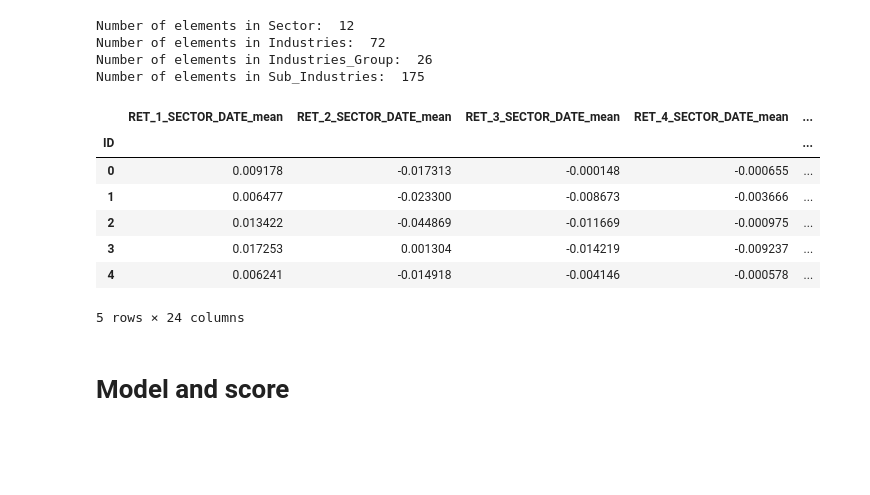
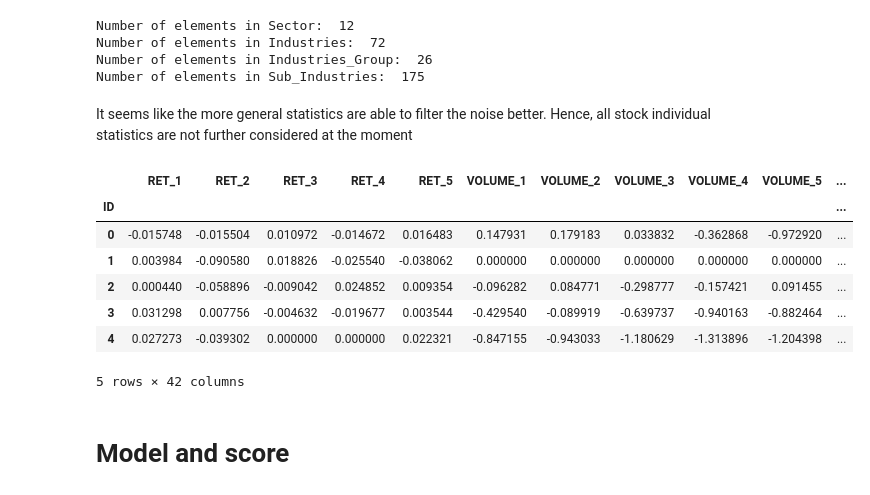
Before and after one commit to lbrilh/QRT-StockReturnPrediction, a Jupyter notebook: QRT.ipynb, the cells around one changed output. Drawn from its saved outputs; the diff is of its cells as text; code cells hidden in the pictures; blank space fills up the shorter version.

```diff
--- a/QRT.ipynb
+++ b/QRT.ipynb
@@ -28,7 +29,7 @@ Number of elements in Industries_Group:  26
 Number of elements in Sub_Industries:  175
 # %%
 for column in train:
-    train[column] = train[column].fillna(train[column].mean())
+    train[column] = train[column].fillna(0)
 # %%
 # Feature engineering
 new_features = []
@@ -53,6 +70,8 @@ for target_feature in target_features:
+# %% [markdown]
+It seems like the more general statistics are able to filter the noise better. Hence, all stock individual statistics are not further considered at the moment
 # %%
 weeks = 4
-statistics = ['mean', 'std']  # the type of stat
+statistics = ['mean', 'median', 'std']  # the type of stat
 gb_features_list = [['STOCK', 'DATE']]
 
 target_features = ['RET', 'VOLUME']
@@ -68,6 +87,12 @@ for target_feature in target_features:
                         data[name] = data[[f'{target_feature}_{week*5 + day}' for day in range(1,6)]].mean(axis=1)
                     elif stat == 'std':
                         data[name] = data[[f'{target_feature}_{week*5 + day}' for day in range(1,6)]].std(axis=1)
+                    elif stat == 'median':
+                        data[name] = data[[f'{target_feature}_{week*5 + day}' for day in range(1,6)]].median(axis=1)
+                    elif stat == 'min':
+                        data[name] = data[[f'{target_feature}_{week*5 + day}' for day in range(1,6)]].min(axis=1)
+                    elif stat == 'max':
+                        data[name] = data[[f'{target_feature}_{week*5 + day}' for day in range(1,6)]].max(axis=1)
 # %%
 shifts = [1,2,3,4]  # Choose some different shifts
 statistics = ['sum']  # the type of stat
@@ -79,28 +104,47 @@ for target_feature in target_features:
         tmp_name = '_'.join(gb_features)
         for shift in shifts:
             for stat in statistics:
-                name = f'{target_feature}_{shift}_/total_VOLUME_of_DATE'
+                name = f'{target_feature}_{shift}_/total_VOLUME_of_SECTOR_DATE'
                 feat = f'{target_feature}_{shift}'
                 new_features.append(name)
                 for data in [train, test]:
                     data[name] = data[feat]/data.groupby(gb_features)[feat].transform('sum')
+# %%
+###### didnt use that
+
+shifts = [1,2,3,4]  # Choose some different shifts
+statistics = ['sum']  # the type of stat
+#gb_features_list = [['SECTOR', 'DATE'], ['INDUSTRY_GROUP', 'DATE']]
+gb_features_list = [['SECTOR', 'DATE']]
+target_features = ['mean_RET_WEEK', 'median_RET_WEEK']
+for target_feature in target_features:
+    for gb_features in gb_features_list:
+        tmp_name = '_'.join(gb_features)
+        for shift in shifts:
+            for stat in statistics:
+                name = f'{target_feature}_{shift}_/total_RET_of_SECTOR_DATE'
+                feat = f'{target_feature}_{shift}'
+                new_features.append(name)
+                for data in [train, test]:
+                    data[name] = data[feat]/data.groupby(gb_features)[feat].transform('sum')
 # %%
 target = 'RET'
 
-n_shifts = 5  # If you don't want all the shifts to reduce noise
-features = ['RET_%d' % (i + 1) for i in range(n_shifts)]
-features += ['VOLUME_%d' % (i + 1) for i in range(n_shifts)]
+n_shifts_ret = 5  # If you don't want all the shifts to reduce noise
+n_shifts_vol = 5
+features = ['RET_%d' % (i + 1) for i in range(n_shifts_ret)]
+features += ['VOLUME_%d' % (i + 1) for i in range(n_shifts_vol)]
 features += new_features  # The conditional features
-train[new_features].head()
+train[features].head()
 # %% [output]
-|  | RET_1_SECTOR_DATE_mean | RET_2_SECTOR_DATE_mean | RET_3_SECTOR_DATE_mean | RET_4_SECTOR_DATE_mean | ... |
-| ID |  |  |  |  | ... |
-| 0 | 0.009178 | -0.017313 | -0.000148 | -0.000655 | ... |
-| 1 | 0.006477 | -0.023300 | -0.008673 | -0.003666 | ... |
-| 2 | 0.013422 | -0.044869 | -0.011669 | -0.000975 | ... |
-| 3 | 0.017253 | 0.001304 | -0.014219 | -0.009237 | ... |
-| 4 | 0.006241 | -0.014918 | -0.004146 | -0.000578 | ... |
+|  | RET_1 | RET_2 | RET_3 | RET_4 | RET_5 | VOLUME_1 | VOLUME_2 | VOLUME_3 | VOLUME_4 | VOLUME_5 | ... |
+| ID |  |  |  |  |  |  |  |  |  |  | ... |
+| 0 | -0.015748 | -0.015504 | 0.010972 | -0.014672 | 0.016483 | 0.147931 | 0.179183 | 0.033832 | -0.362868 | -0.972920 | ... |
+| 1 | 0.003984 | -0.090580 | 0.018826 | -0.025540 | -0.038062 | 0.000000 | 0.000000 | 0.000000 | 0.000000 | 0.000000 | ... |
+| 2 | 0.000440 | -0.058896 | -0.009042 | 0.024852 | 0.009354 | -0.096282 | 0.084771 | -0.298777 | -0.157421 | 0.091455 | ... |
+| 3 | 0.031298 | 0.007756 | -0.004632 | -0.019677 | 0.003544 | -0.429540 | -0.089919 | -0.639737 | -0.940163 | -0.882464 | ... |
+| 4 | 0.027273 | -0.039302 | 0.000000 | 0.000000 | 0.022321 | -0.847155 | -0.943033 | -1.180629 | -1.313896 | -1.204398 | ... |
-5 rows × 24 columns
+5 rows × 42 columns
 # %% [markdown]
 # Model and score
 # %%
```
Also changed, not shown: parts of 17 cells of this notebook, 2 other files.
